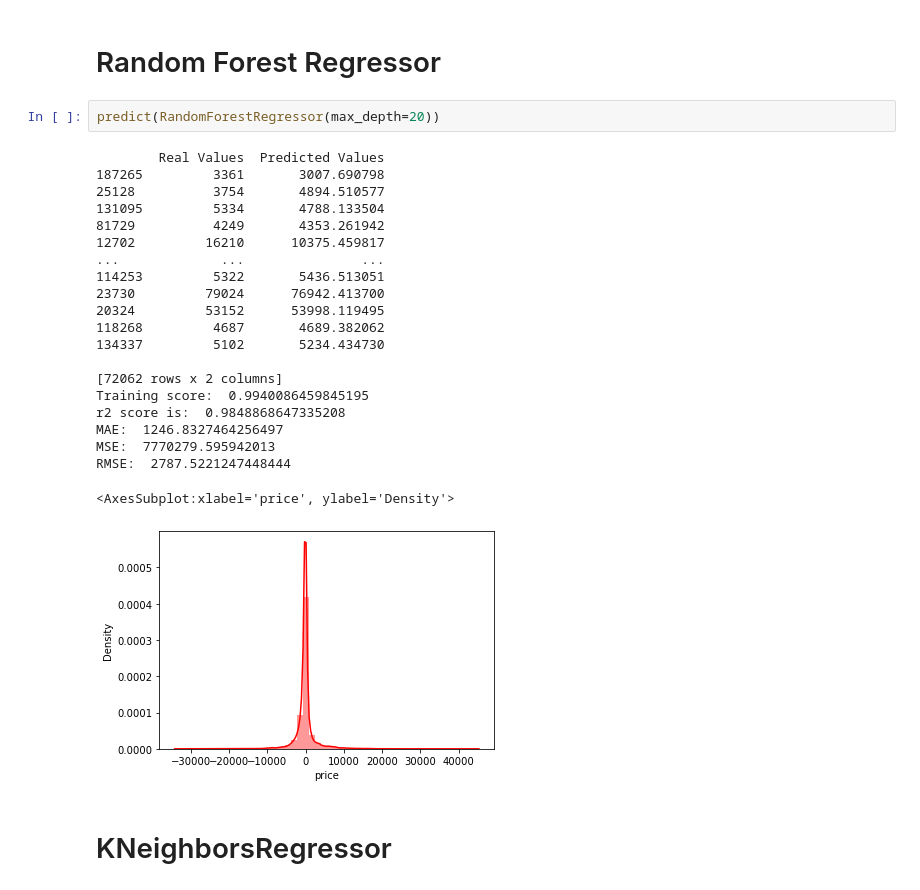
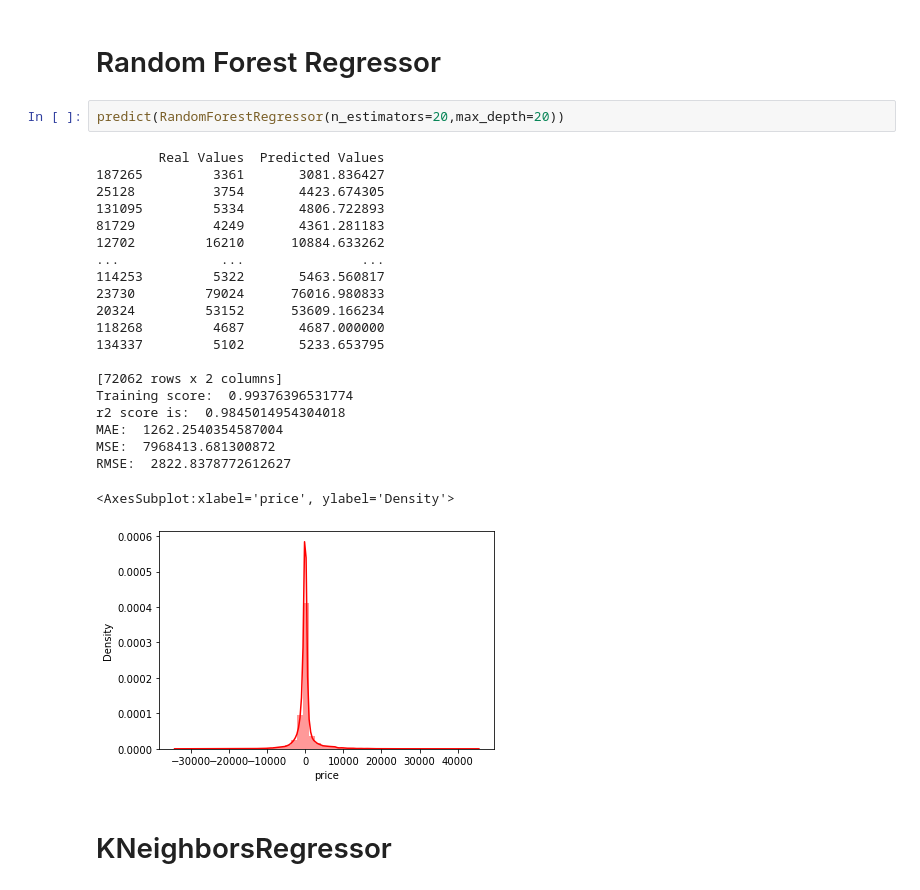
Before and after one commit to pyux/Flight-Price-Prediction, a Jupyter notebook: Flight Price Prediction regression.ipynb, the cells around one changed output. Saved outputs shown, nothing was run; the diff lists cells and outputs as text.

```diff
--- a/Flight Price Prediction regression.ipynb
+++ b/Flight Price Prediction regression.ipynb
@@ -652,29 +657,29 @@ RMSE:  3510.6813245613303
 # %% [markdown]
 # Random Forest Regressor
 # %%
-predict(RandomForestRegressor(max_depth=20))
+predict(RandomForestRegressor(n_estimators=20,max_depth=20))
 # %% [output]
         Real Values  Predicted Values
-187265         3361       3007.690798
-25128          3754       4894.510577
-131095         5334       4788.133504
-81729          4249       4353.261942
-12702         16210      10375.459817
+187265         3361       3081.836427
+25128          3754       4423.674305
+131095         5334       4806.722893
+81729          4249       4361.281183
+12702         16210      10884.633262
 ...             ...               ...
-114253         5322       5436.513051
-23730         79024      76942.413700
-20324         53152      53998.119495
-118268         4687       4689.382062
-134337         5102       5234.434730
+114253         5322       5463.560817
+23730         79024      76016.980833
+20324         53152      53609.166234
+118268         4687       4687.000000
+134337         5102       5233.653795
 
 [72062 rows x 2 columns]
-Training score:  0.9940086459845195
-r2 score is:  0.9848868647335208
-MAE:  1246.8327464256497
-MSE:  7770279.595942013
-RMSE:  2787.5221247448444
+Training score:  0.99376396531774
+r2 score is:  0.9845014954304018
+MAE:  1262.2540354587004
+MSE:  7968413.681300872
+RMSE:  2822.8378772612627
 <AxesSubplot:xlabel='price', ylabel='Density'>
-[figure, old version]
+[figure, new version]
 # %% [markdown]
 # KNeighborsRegressor
 # %%
```
Also changed, not shown: parts of 21 cells of this notebook, 1 other file.
